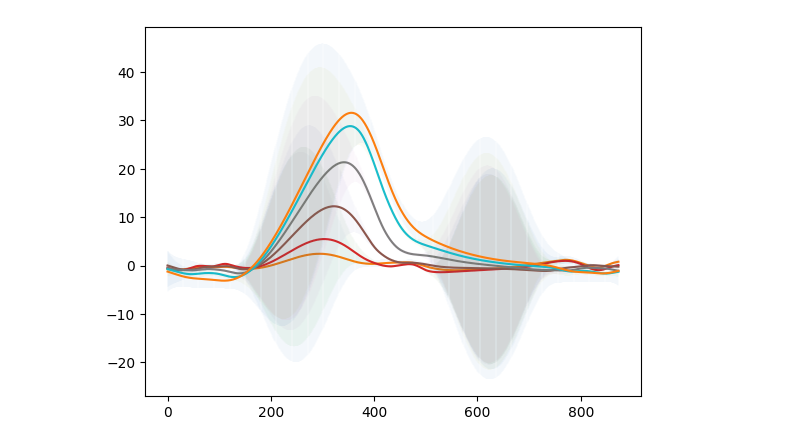
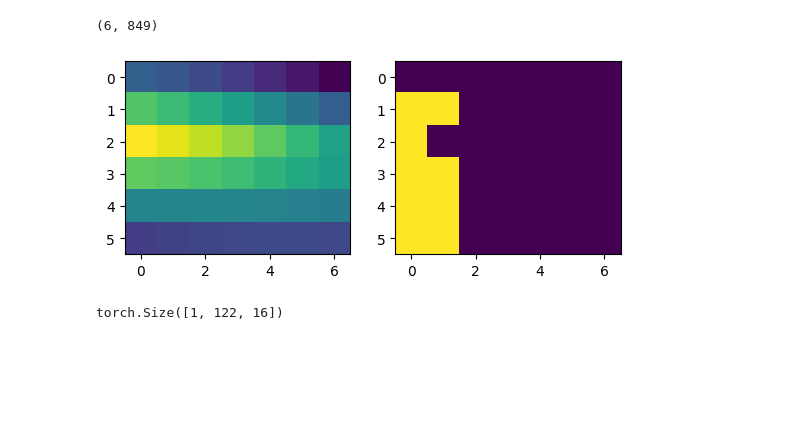
Before and after one commit to adammoss/gpt-ts, a Jupyter notebook: tokenizer.ipynb, the cells around one changed output. Saved outputs shown, nothing was run; the diff lists cells and outputs as text; code cells hidden in the pictures; blank space fills up the shorter version.

```diff
--- a/tokenizer.ipynb
+++ b/tokenizer.ipynb
@@ -30,7 +33,9 @@ print(time.time() - start_time)
 # %%
-for object_id in object_ids[0:20]:
+for object_id in object_ids[1:2]:
     df_object = df.loc[df['object_id'] == object_id]
     df_object.loc[:, 'mjd'] = df_object.loc[:, 'mjd'] - min(df_object['mjd'])
-    resampled_df, resampled_obs = fit_2d_gp(df_object, config['pb_wavelengths'])
+    start_time = time.time()
+    resampled_df, (sampled_times, sampled_obs, _, sampled_mask) = fit_2d_gp(df_object, config['pb_wavelengths'], sample_interval=1)
+    print(time.time() - start_time)
     plot_lightcurve([df_object, tokenizer.decode(tokenizer.encode(df_object)), resampled_df, tokenizer.decode(tokenizer.encode(resampled_df))])
 # %% [output]
@@ -50,6 +44,11 @@ for object_id in object_ids[0:20]:
-# %%
-for i in range(6):
-    plt.errorbar(resampled_obs[0], resampled_obs[1][i,0,:], resampled_obs[1][i,1,:], alpha=0.01)
-    plt.plot(resampled_obs[0], resampled_obs[1][i,0,:])
-# %% [output]
-[figure, removed]
+# %%
+sampled_obs.shape
+# %% [output]
+(6, 849)
+# %%
+    fig, axes = plt.subplots(1,2)
+    axes[0].imshow(sampled_obs[:,0:7])
+    axes[1].imshow(sampled_mask[:,0:7])
+    plt.show()
+# %% [output]
+[figure, added]
@@ -55,0 +61,4 @@ for i in range(6):
+# %%
+patchs.size()
+# %% [output]
+torch.Size([1, 122, 16])
```
Also changed, not shown: parts of 7 cells of this notebook, 8 other files.
